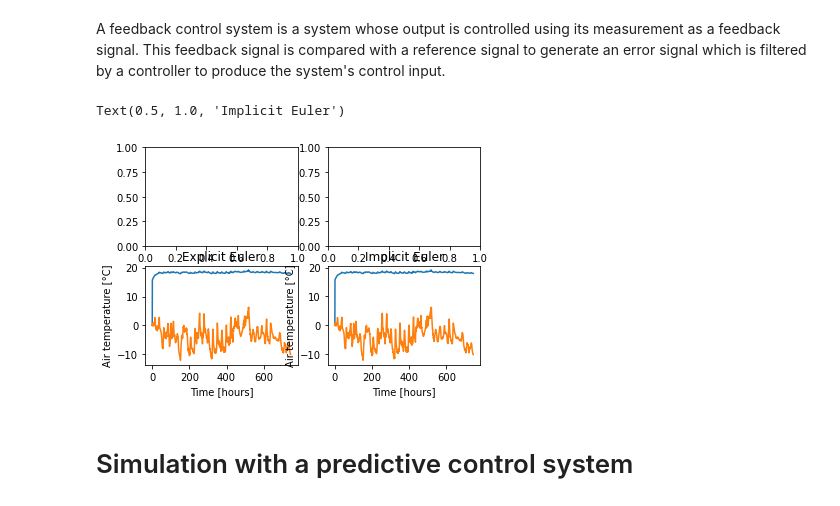
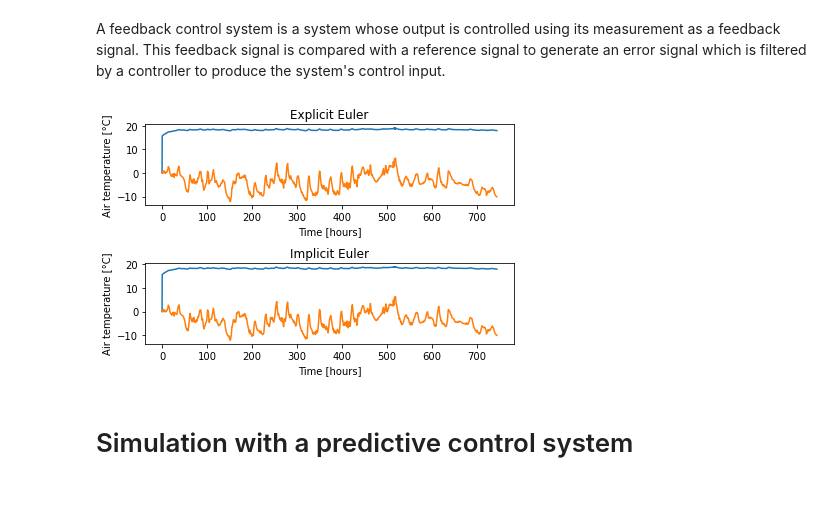
Before and after one commit to fradepa98/eva_DMBEM, a Jupyter notebook: EVA_project_main.ipynb, the cells around one changed output. Drawn from its saved outputs; the diff is of its cells as text; code cells hidden in the pictures.

```diff
--- a/EVA_project_main.ipynb
+++ b/EVA_project_main.ipynb
@@ -1343,6 +1344,7 @@ C. Ghiaus (2013) Causality issue in the heat balance method for calculating the
 # %% [markdown]
 A feedback control system is a system whose output is controlled using its measurement as a feedback signal. This feedback signal is compared with a reference signal to generate an error signal which is filtered by a controller to produce the system's control input.
 # %%
+# initial values for temperatures obtained by explicit and implicit Euler
 # initial values for temperatures obtained by explicit and implicit Euler
 temp_exp = np.zeros([no_t, n])
 temp_imp = np.zeros([no_t, n])
@@ -1352,45 +1354,43 @@ temp_imp = np.zeros([no_t, t.shape[0]])
 Tisp = 20
 DeltaT = 1
 y = np.zeros(u.shape[1], dtype=object)
 y[0] = Tisp
 I = np.eye(As.shape[0])
 radP = radP.T
 
 for k in range(u.shape[1] - 1):
     # print(k, y[k - 1], temp_exp[2, k])
     if Tisp - DeltaT < y[k - 1] < DeltaT + Tisp:
         u[18, k] = 0
     else:
         u[18, k] = Kp * (Tisp - y[k - 1])
         if u[18, k] - radP[k] > 5000:
             u[18, k] = 5000 + radP[k]
 
     temp_exp[:, k + 1] = (I + dt * As) @ temp_exp[:, k]\
         + dt * Bs @ u[:, k]
     y[k] = Cs[1, :] @ temp_exp[:, k] + Ds[1, :] @ u[:, k]
     temp_imp[:, k + 1] = np.linalg.inv(np.eye(no_t) - dt * As) @\
         (temp_imp[:, k] + dt * Bs @ u[:, k])
 
-fig2, axs2 = plt.subplots(2, 2)
+fig2, axs2 = plt.subplots(2, 1)
 
 q_HVAC = u[18, :] - radP
 
-axs2[1, 0].plot(t / 3600, temp_exp[-1, :],
+axs2[0].plot(t / 3600, temp_exp[-1, :],
                t / 3600, T0)
-axs2[1, 0].set_xlabel('Time [hours]')
-axs2[1, 0].set_ylabel('Air temperature [°C]')
-axs2[1, 0].set_title('Explicit Euler')
+axs2[0].set_xlabel('Time [hours]')
+axs2[0].set_ylabel('Air temperature [°C]')
+axs2[0].set_title('Explicit Euler')
 
-axs2[1, 1].plot(t / 3600, temp_imp[-1, :],
+axs2[1].plot(t / 3600, temp_imp[-1, :],
                t / 3600, T0)
-axs2[1, 1].set_xlabel('Time [hours]')
-axs2[1, 1].set_ylabel('Air temperature [°C]')
-axs2[1, 1].set_title('Implicit Euler')
-
+axs2[1].set_xlabel('Time [hours]')
+axs2[1].set_ylabel('Air temperature [°C]')
+axs2[1].set_title('Implicit Euler')
 fig2.tight_layout()
 # %% [output]
-Text(0.5, 1.0, 'Implicit Euler')
-[figure, old version]
+[figure, new version]
 # %% [markdown]
 # Simulation with a predictive control system
 # %% [markdown]
```
Also changed, not shown: parts of 12 cells of this notebook.
